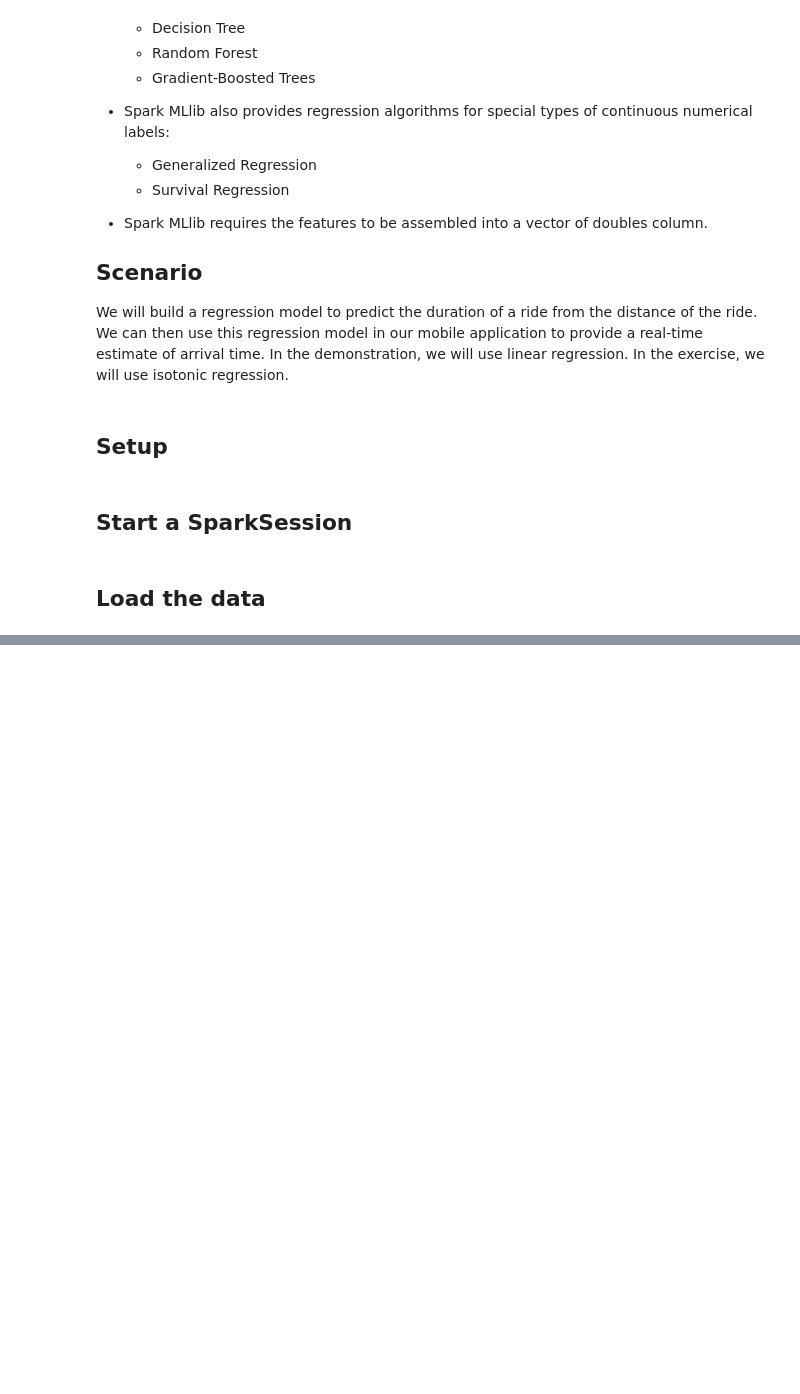
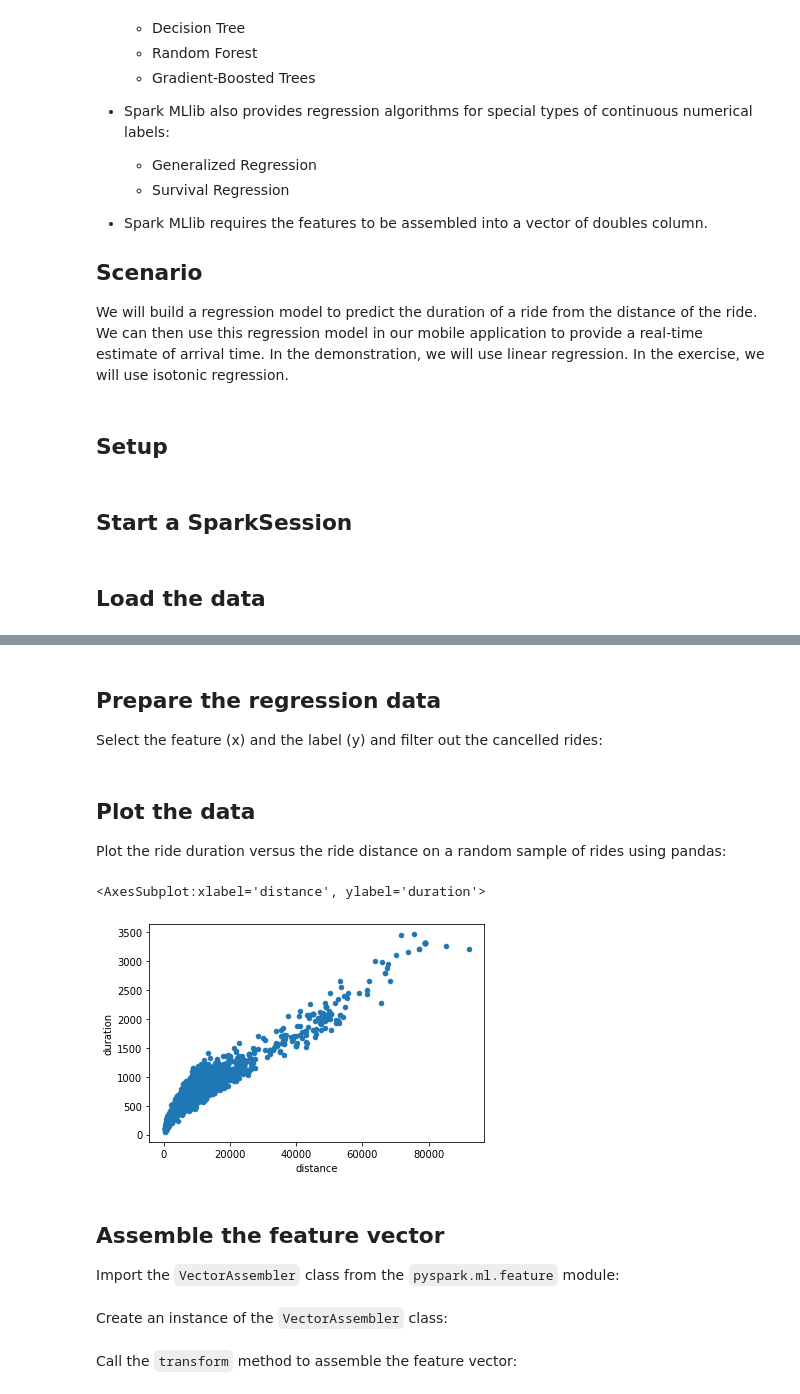
Before and after one commit to OlivierLD/spark-ml, a Jupyter notebook: src/main/jupyter/13_regression_python.ipynb, the cells around one changed output, grey strips where cells are left out. Cells and saved outputs as stored; diff of their text form; code cells hidden in the pictures; blank space fills up the shorter version.

Commit message:
Regression Python Notebook

```diff
--- a/src/main/jupyter/13_regression_python.ipynb
+++ b/src/main/jupyter/13_regression_python.ipynb
@@ -52,0 +67,22 @@ AnalysisException: Path does not exist: file:/workdir/spark-3.0.1-bin-hadoop2.7-
+# %% [markdown]
+## Prepare the regression data
+
+Select the feature (x) and the label (y) and filter out the cancelled rides:
+# %%
+regression_data = rides.select("distance", "duration").filter("cancelled = 0")
+# %% [markdown]
+## Plot the data
+
+Plot the ride duration versus the ride distance on a random sample of rides using pandas:
+# %%
+regression_data \
+  .sample(withReplacement=False, fraction=0.1, seed=12345) \
+  .toPandas() \
+  .plot.scatter(x="distance", y="duration")
+# %% [output]
+<AxesSubplot:xlabel='distance', ylabel='duration'>
+[figure, added]
+# %% [markdown]
+## Assemble the feature vector
+
+Import the `VectorAssembler` class from the `pyspark.ml.feature` module:
@@ -52,0 +91,2 @@ AnalysisException: Path does not exist: file:/workdir/spark-3.0.1-bin-hadoop2.7-
+# %% [markdown]
+Create an instance of the `VectorAssembler` class:
@@ -52,0 +95,2 @@ AnalysisException: Path does not exist: file:/workdir/spark-3.0.1-bin-hadoop2.7-
+# %% [markdown]
+Call the `transform` method to assemble the feature vector:
```
Also changed, not shown: parts of 46 cells of this notebook.
